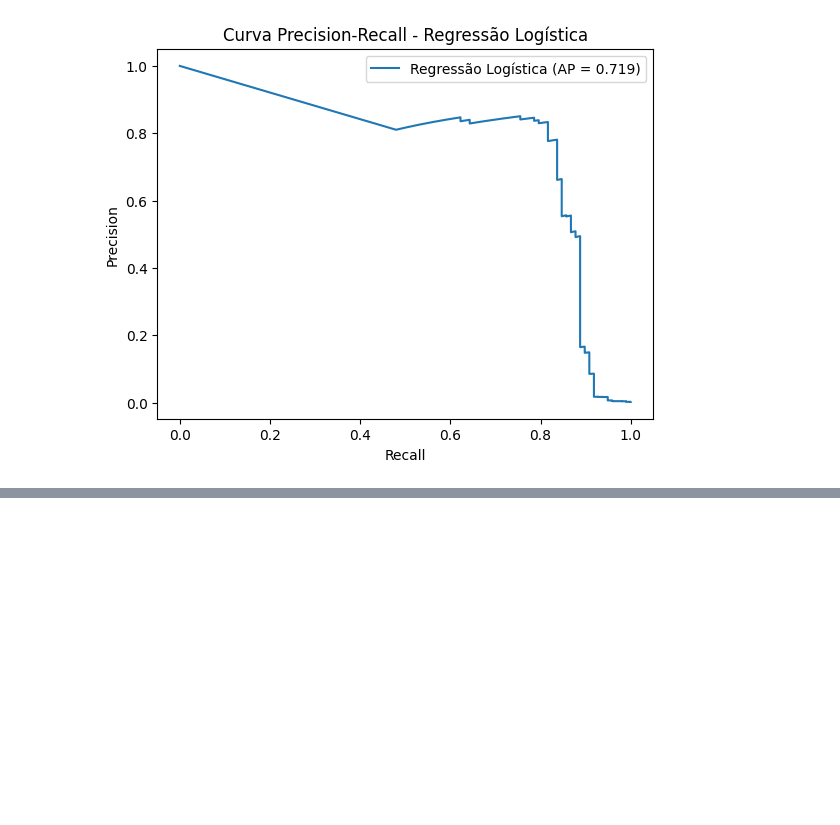
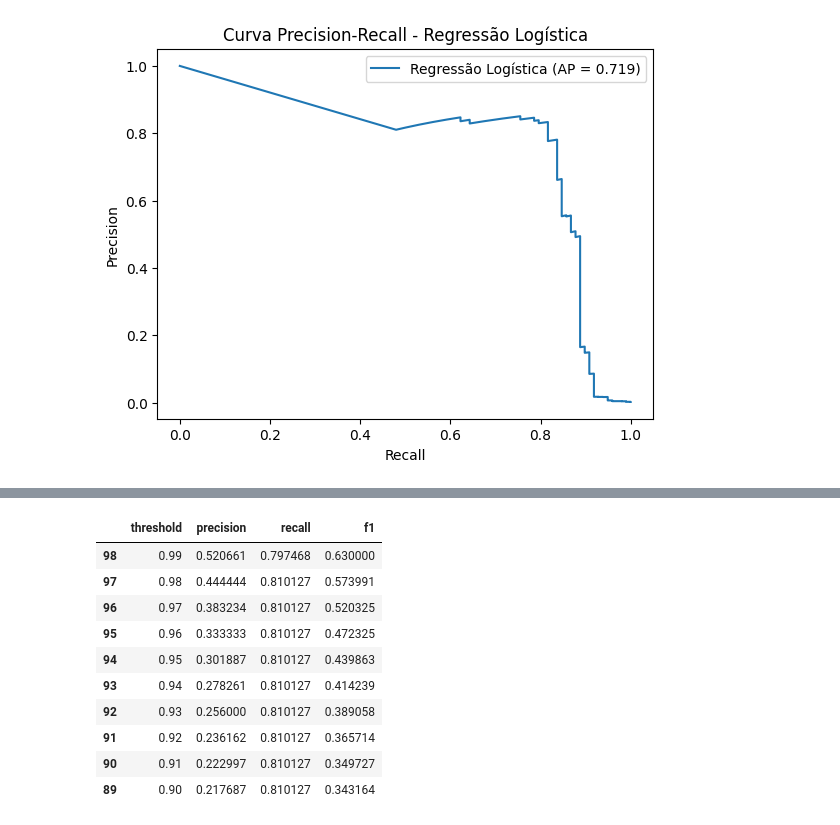
Before and after one commit to nathanbarbosatx/deteccao-fraude-cartao, a Jupyter notebook: fraude_cartao.ipynb, the cells around one changed output, grey strips where cells are left out. Saved outputs shown, nothing was run; the diff lists cells and outputs as text; code cells hidden in the pictures; blank space fills up the shorter version.

Commit message:
feat:  Escolha de threshold usando validação

```diff
--- a/fraude_cartao.ipynb
+++ b/fraude_cartao.ipynb
@@ -299,0 +370,2 @@ plt.show()
+# %%
+y_prob_val = modelo_lr_val.predict_proba(X_val_scaled)[:, 1]
@@ -299,0 +377,18 @@ plt.show()
+# %%
+from sklearn.metrics import precision_score, recall_score, f1_score
+
+thresholds_testados = [0.1, 0.2, 0.3, 0.4, 0.5, 0.6, 0.7, 0.8, 0.9]
+
+for threshold in thresholds_testados:
+    y_pred_val = (y_prob_val >= threshold).astype(int)
+
+    precision = precision_score(y_val, y_pred_val)
+    recall = recall_score(y_val, y_pred_val)
+    f1 = f1_score(y_val, y_pred_val)
+
+    print(
+        f"Threshold: {threshold:.1f} | "
+        f"Precision: {precision:.3f} | "
+        f"Recall: {recall:.3f} | "
+        f"F1: {f1:.3f}"
+    )
@@ -299,0 +405,34 @@ plt.show()
+# %%
+thresholds = np.arange(0.01, 1.00, 0.01)
+
+resultados_threshold = []
+
+for threshold in thresholds:
+    y_pred_val = (y_prob_val >= threshold).astype(int)
+
+    precision = precision_score(y_val, y_pred_val)
+    recall = recall_score(y_val, y_pred_val)
+    f1 = f1_score(y_val, y_pred_val)
+
+    resultados_threshold.append({
+        "threshold": threshold,
+        "precision": precision,
+        "recall": recall,
+        "f1": f1
+    })
+
+resultados_threshold = pd.DataFrame(resultados_threshold)
+
+resultados_threshold.sort_values("f1", ascending=False).head(10)
+# %% [output]
+|  | threshold | precision | recall | f1 |
+| 98 | 0.99 | 0.520661 | 0.797468 | 0.630000 |
+| 97 | 0.98 | 0.444444 | 0.810127 | 0.573991 |
+| 96 | 0.97 | 0.383234 | 0.810127 | 0.520325 |
+| 95 | 0.96 | 0.333333 | 0.810127 | 0.472325 |
+| 94 | 0.95 | 0.301887 | 0.810127 | 0.439863 |
+| 93 | 0.94 | 0.278261 | 0.810127 | 0.414239 |
+| 92 | 0.93 | 0.256000 | 0.810127 | 0.389058 |
+| 91 | 0.92 | 0.236162 | 0.810127 | 0.365714 |
+| 90 | 0.91 | 0.222997 | 0.810127 | 0.349727 |
+| 89 | 0.90 | 0.217687 | 0.810127 | 0.343164 |
```
Also changed, not shown: parts of 10 cells of this notebook.
